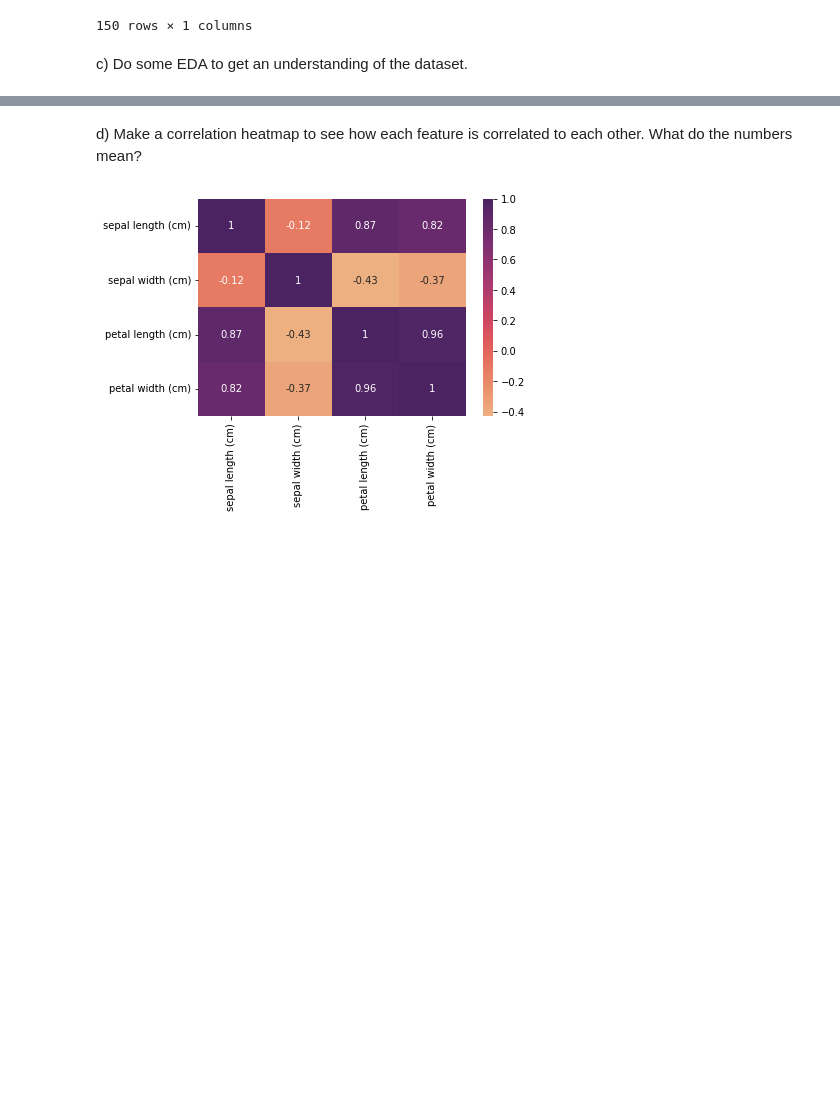
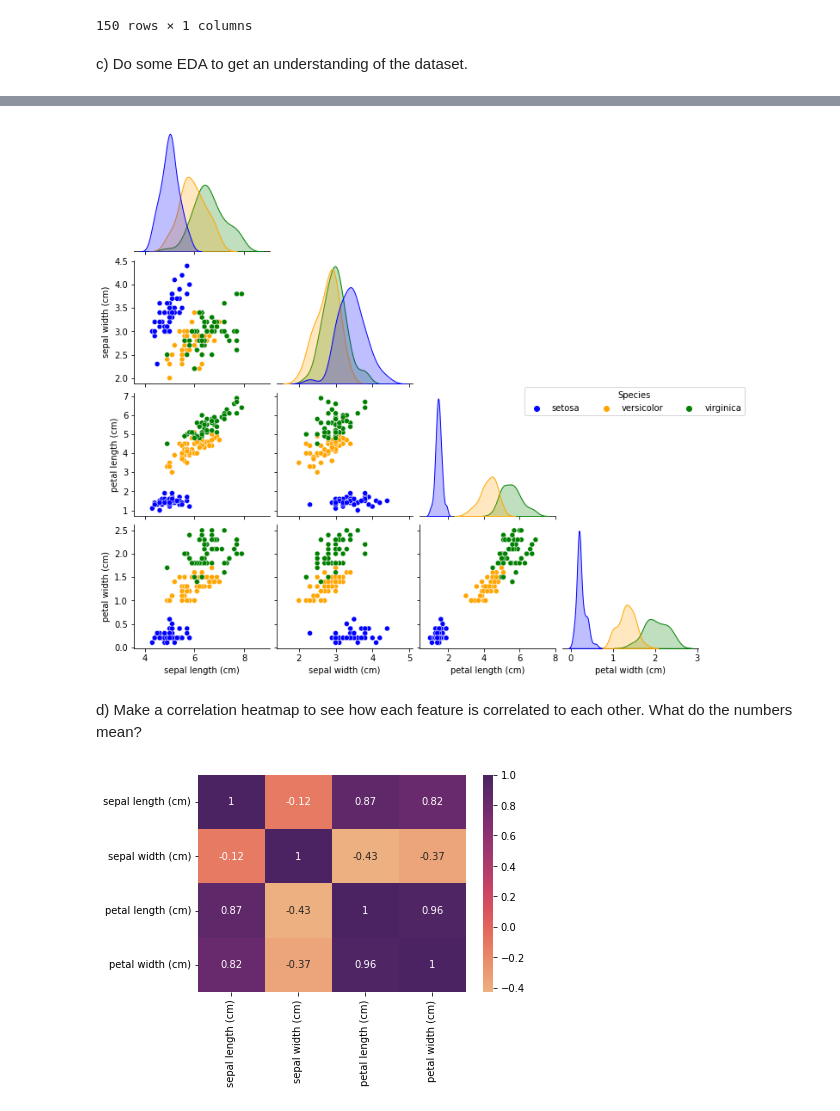
Before and after one commit to Anna-MariaSjolund/Machine-learning, a Jupyter notebook: exercises/exercises_4.ipynb, the cells around one changed output, grey strips where cells are left out. Saved outputs shown, nothing was run; the diff lists cells and outputs as text; code cells hidden in the pictures; blank space fills up the shorter version.

```diff
--- a/exercises/exercises_4.ipynb
+++ b/exercises/exercises_4.ipynb
@@ -141,3 +141,13 @@ memory usage: 1.3 KB
+# %%
+plot = sns.pairplot(iris_full, hue='Type', palette={0:"blue", 1:"orange", 2:"green"}, corner=True)
+
+handles = plot._legend_data.values()
+
+plot.fig.legend(handles=handles, labels=['setosa', 'versicolor', 'virginica'], title="Species", loc='center right', ncol=3)
+plot._legend.remove()
+plot.fig.subplots_adjust(top=0.92, bottom=0.08)
+# %% [output]
+[figure, added]
 # %% [markdown]
 d) Make a correlation heatmap to see how each feature is correlated to each other. What do the numbers mean?
 # %%
```
Also changed, not shown: parts of 9 cells of this notebook.
